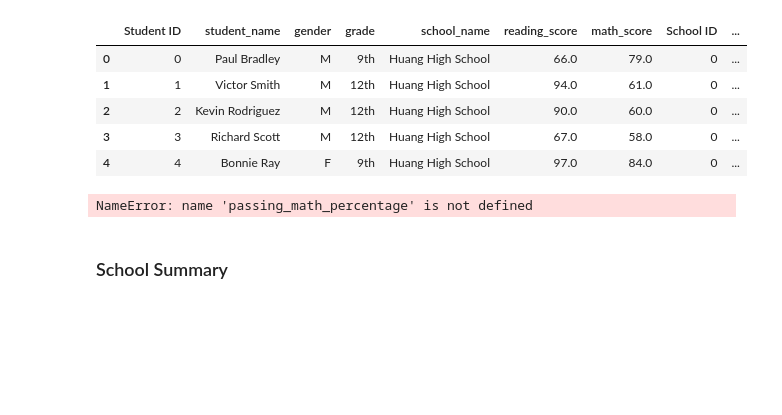
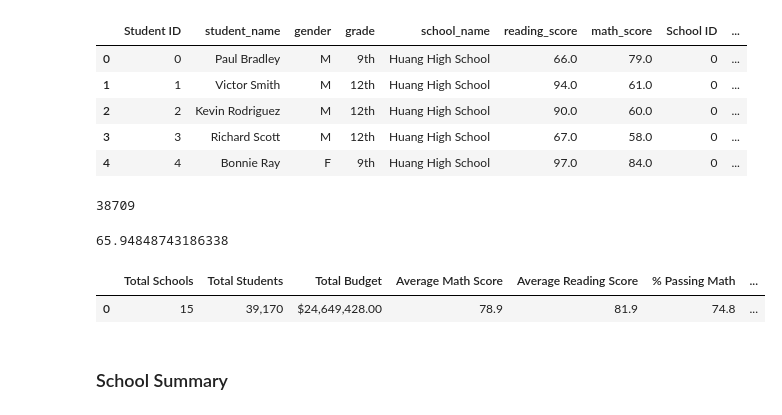
Before and after one commit to pmoores/School_District_Analysis, a Jupyter notebook: PyCitySchools_Challenge.ipynb, the cells around one changed output. Cells and saved outputs as stored; diff of their text form; code cells hidden in the pictures; blank space fills up the shorter version.

```diff
--- a/PyCitySchools_Challenge.ipynb
+++ b/PyCitySchools_Challenge.ipynb
@@ -102,20 +102,28 @@ average_math_score = school_data_complete_df["math_score"].mean()
 # %%
 # Step 1. Get the number of students that are in ninth grade at Thomas High School.
 # These students have no grades.
-
+student_count_9th_thomas = student_data_df.loc[(student_data_df["school_name"]=="Thomas High School")
+                 & (student_data_df["grade"]=="9th")].count()
 
 # Get the total student count
 student_count = school_data_complete_df["Student ID"].count()
 
+student_count
 
-# Step 2. Subtract the number of students that are in ninth grade at
-# Thomas High School from the total student count to get the new total student count.
+# Step 2. Subtract the number of students that are in ninth grade at Thomas High School from the total student count to get the new total student count.
+new_student_count = (student_count - student_count_9th_thomas["Student ID"])
+new_student_count
+# %% [output]
+38709
 # %%
 # Calculate the passing rates using the "clean_student_data".
 passing_math_count = school_data_complete_df[(school_data_complete_df["math_score"] >= 70)].count()["student_name"]
 passing_reading_count = school_data_complete_df[(school_data_complete_df["reading_score"] >= 70)].count()["student_name"]
 # %%
 # Step 3. Calculate the passing percentages with the new total student count.
+passing_math_percent = (passing_math_count / new_student_count * 100)
+
+passing_reading_percent = (passing_reading_count / new_student_count * 100)
 # %%
 # Calculate the students who passed both reading and math.
 passing_math_reading = school_data_complete_df[(school_data_complete_df["math_score"] >= 70)
@@ -126,35 +134,40 @@ overall_passing_math_reading_count = passing_math_reading["student_name"].count(
 
 
 # Step 4.Calculate the overall passing percentage with new total student count.
+new_overall_passing_percent = (overall_passing_math_reading_count / new_student_count * 100)
+new_overall_passing_percent
+# %% [output]
+65.94848743186338
 # %%
 # Create a DataFrame
 district_summary_df = pd.DataFrame(
           [{"Total Schools": school_count,
           "Total Students": student_count,
           "Total Budget": total_budget,
           "Average Math Score": average_math_score,
           "Average Reading Score": average_reading_score,
-          "% Passing Math": passing_math_percentage,
-         "% Passing Reading": passing_reading_percentage,
-        "% Overall Passing": overall_passing_percentage}])
+          "% Passing Math": passing_math_percent,
+         "% Passing Reading": passing_reading_percent,
+        "% Overall Passing": new_overall_passing_percent}])
 
 
 
 # Format the "Total Students" to have the comma for a thousands separator.
 district_summary_df["Total Students"] = district_summary_df["Total Students"].map("{:,}".format)
 # Format the "Total Budget" to have the comma for a thousands separator, a decimal separator and a "$".
 district_summary_df["Total Budget"] = district_summary_df["Total Budget"].map("${:,.2f}".format)
 # Format the columns.
 district_summary_df["Average Math Score"] = district_summary_df["Average Math Score"].map("{:.1f}".format)
 district_summary_df["Average Reading Score"] = district_summary_df["Average Reading Score"].map("{:.1f}".format)
 district_summary_df["% Passing Math"] = district_summary_df["% Passing Math"].map("{:.1f}".format)
 district_summary_df["% Passing Reading"] = district_summary_df["% Passing Reading"].map("{:.1f}".format)
 district_summary_df["% Overall Passing"] = district_summary_df["% Overall Passing"].map("{:.1f}".format)
 
 # Display the data frame
 district_summary_df
 # %% [output]
-NameError: name 'passing_math_percentage' is not defined
+|  | Total Schools | Total Students | Total Budget | Average Math Score | Average Reading Score | % Passing Math | ... |
+| 0 | 15 | 39,170 | $24,649,428.00 | 78.9 | 81.9 | 74.8 | ... |
 # %% [markdown]
 ### School Summary
 # %%
```
Also changed, not shown: parts of 50 cells of this notebook.
